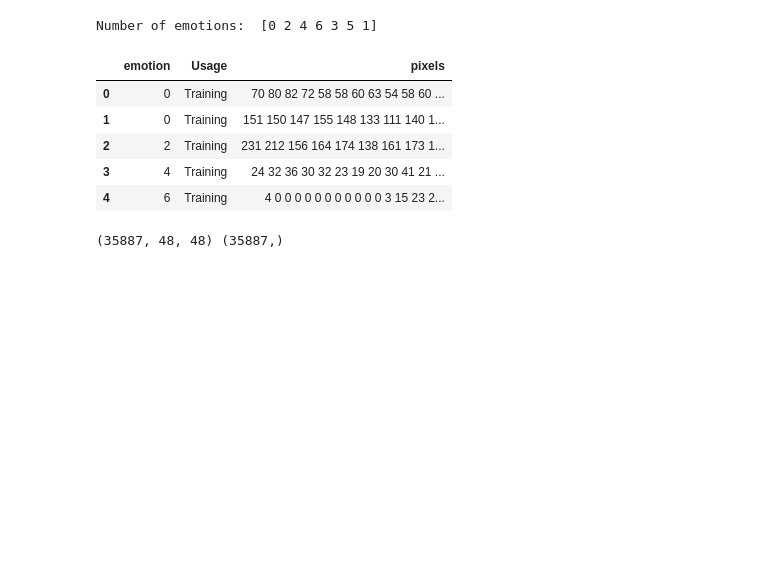
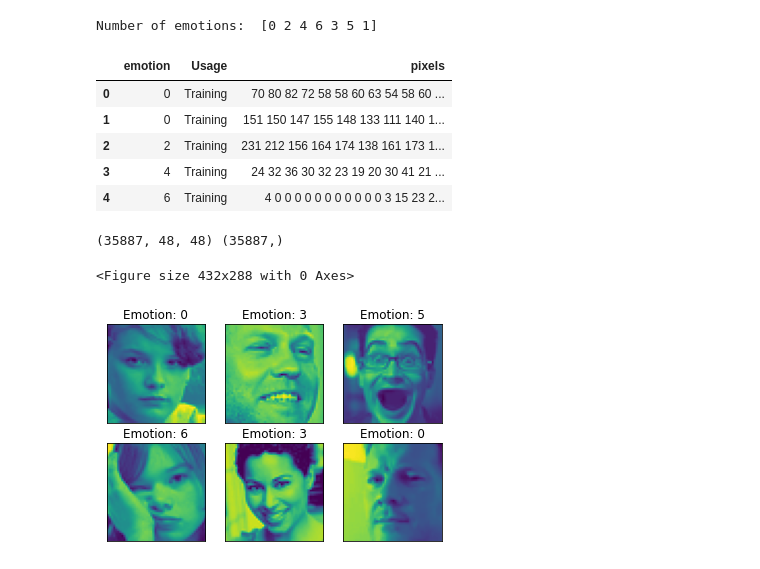
Before and after one commit to Adithya-Jayan/EC460_NNDL, a Jupyter notebook: Assignment 3.ipynb, the cells around one changed output. Saved outputs shown, nothing was run; the diff lists cells and outputs as text; code cells hidden in the pictures; blank space fills up the shorter version.

```diff
--- a/Assignment 3.ipynb
+++ b/Assignment 3.ipynb
@@ -160,6 +175,7 @@ Number of emotions:  [0 2 4 6 3 5 1]
 | 3 | 4 | Training | 24 32 36 30 32 23 19 20 30 41 21 ... |
 | 4 | 6 | Training | 4 0 0 0 0 0 0 0 0 0 0 0 3 15 23 2... |
 # %%
+#Function to prepare data
 def prepare_data(data):
     """ Prepare data for modeling
         input: data frame with labels und pixel data
@@ -174,3 +190,10 @@ def prepare_data(data):
         image_array[i] = image
 
     return image_array, image_label
+
+#Prepare data
+X_train,Y_train = prepare_data(data)
+
+print(np.shape(X_train),np.shape(Y_train))
+# %% [output]
+(35887, 48, 48) (35887,)
@@ -179,5 +200,17 @@ X_train,Y_train = prepare_data(data)
-# %%
-print(np.shape(X_train),np.shape(Y_train))
-# %% [output]
-(35887, 48, 48) (35887,)
+# %%
+#Visualize Facial emotion recognition dataset
+
+plt.figure()
+fig, ax = plt.subplots()
+
+for i in range(6):
+    plt.subplot(2,3,i+1)
+    t= np.random.randint(35886)
+    plt.title("Emotion: {}".format(Y_train[t]))
+    plt.imshow(X_train[t])
+
+plt.setp(plt.gcf().get_axes(), xticks=[], yticks=[]);
+# %% [output]
+<Figure size 432x288 with 0 Axes>
+[figure, added]
 # %%
```
Also changed, not shown: parts of 13 cells of this notebook.
